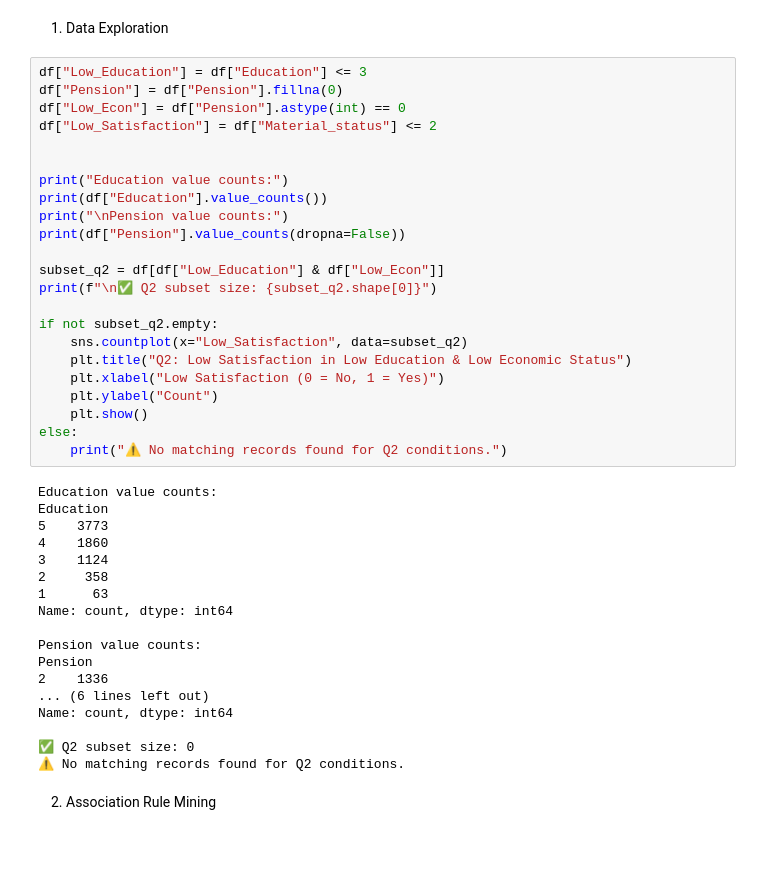
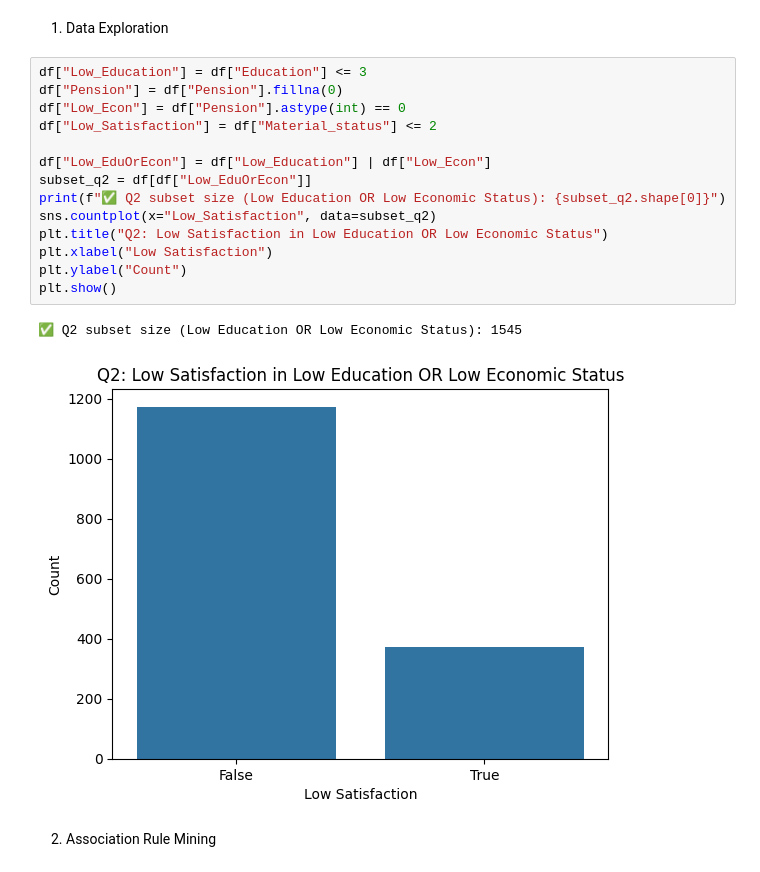
Before and after one commit to JiaJun0207/DataMiningAssignment, a Jupyter notebook: TT2L_G1.ipynb, the cells around one changed output. Drawn from its saved outputs; the diff is of its cells as text; blank space fills up the shorter version.

```diff
--- a/TT2L_G1.ipynb
+++ b/TT2L_G1.ipynb
@@ -112,44 +112,20 @@ High lift (>1.0) implies strong association beyond chance. Confidence shows how
 # %%
 df["Low_Education"] = df["Education"] <= 3
 df["Pension"] = df["Pension"].fillna(0)
 df["Low_Econ"] = df["Pension"].astype(int) == 0
 df["Low_Satisfaction"] = df["Material_status"] <= 2
 
-
-print("Education value counts:")
-print(df["Education"].value_counts())
-print("\nPension value counts:")
-print(df["Pension"].value_counts(dropna=False))
-
-subset_q2 = df[df["Low_Education"] & df["Low_Econ"]]
-print(f"\n✅ Q2 subset size: {subset_q2.shape[0]}")
-
-if not subset_q2.empty:
-    sns.countplot(x="Low_Satisfaction", data=subset_q2)
-    plt.title("Q2: Low Satisfaction in Low Education & Low Economic Status")
-    plt.xlabel("Low Satisfaction (0 = No, 1 = Yes)")
-    plt.ylabel("Count")
-    plt.show()
-else:
-    print("⚠️ No matching records found for Q2 conditions.")
+df["Low_EduOrEcon"] = df["Low_Education"] | df["Low_Econ"]
+subset_q2 = df[df["Low_EduOrEcon"]]
+print(f"✅ Q2 subset size (Low Education OR Low Economic Status): {subset_q2.shape[0]}")
+sns.countplot(x="Low_Satisfaction", data=subset_q2)
+plt.title("Q2: Low Satisfaction in Low Education OR Low Economic Status")
+plt.xlabel("Low Satisfaction")
+plt.ylabel("Count")
+plt.show()
 # %% [output]
-Education value counts:
-Education
-5    3773
-4    1860
-3    1124
-2     358
-1      63
-Name: count, dtype: int64
-
-Pension value counts:
-Pension
-2    1336
-... (6 lines left out)
-Name: count, dtype: int64
-
-✅ Q2 subset size: 0
-⚠️ No matching records found for Q2 conditions.
+✅ Q2 subset size (Low Education OR Low Economic Status): 1545
+[figure, added]
 # %% [markdown]
 2. Association Rule Mining
 # %%
```
Also changed, not shown: parts of 3 cells of this notebook.
